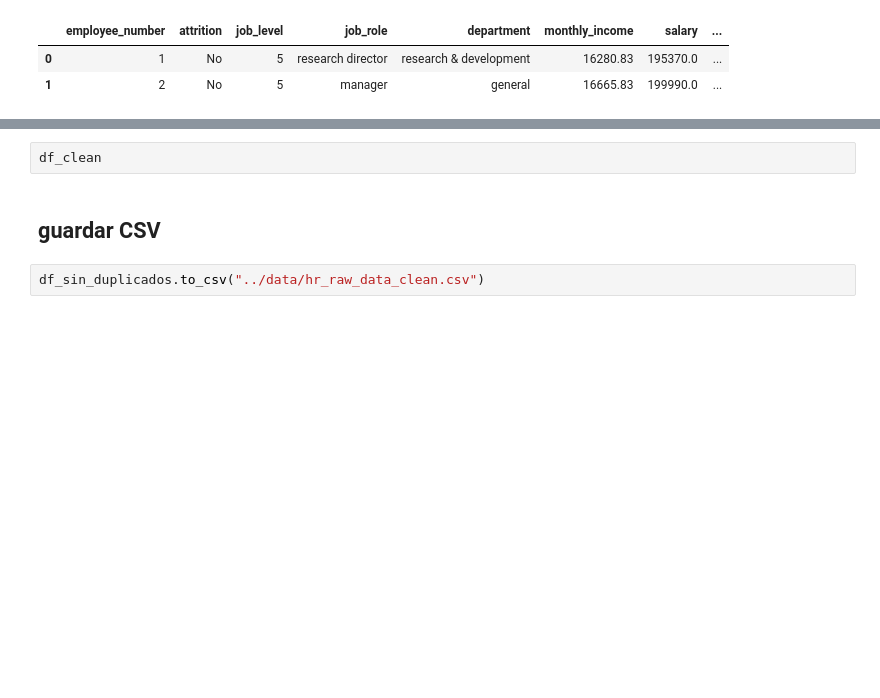
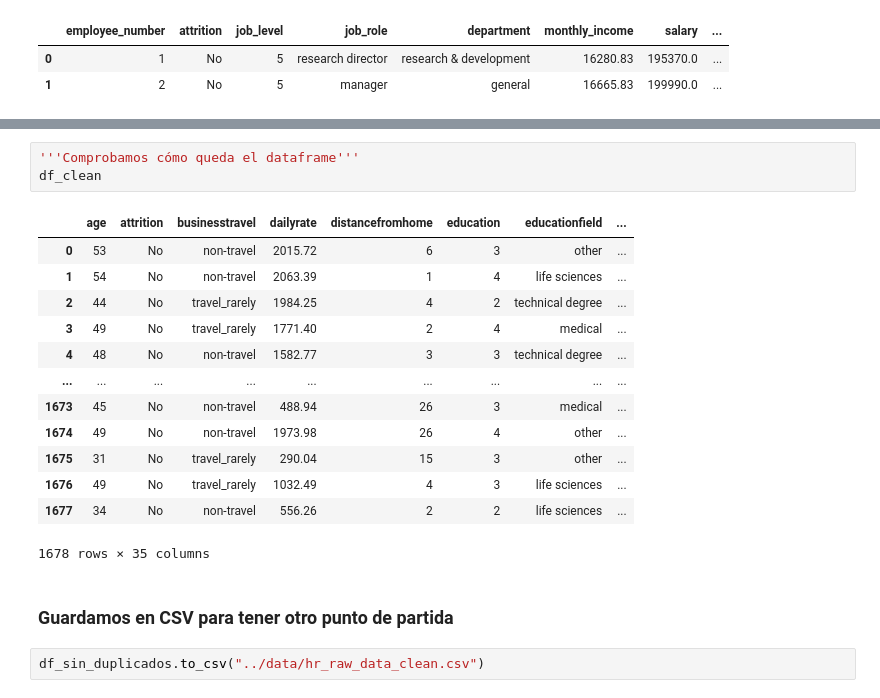
Before and after one commit to FiSaRaff/project-da-promo-k-modulo-3-team-2, a Jupyter notebook: notebooks/2.limpieza_datos.ipynb, the cells around one changed output, grey strips where cells are left out. Saved outputs shown, nothing was run; the diff lists cells and outputs as text; blank space fills up the shorter version.

```diff
--- a/notebooks/2.limpieza_datos.ipynb
+++ b/notebooks/2.limpieza_datos.ipynb
@@ -340,9 +677,24 @@ def eliminar_columnas(df, nombre_columna):
     df_drop = df.drop(nombre_columna, axis=1, inplace=True) # hay que asignarle una variable para que lo guarde. Comprobado que funciona, cambiamos el inplace por True.
     print(f'La columna {nombre_columna} se ha eliminado correctamente.')
     return df_drop.head(1)
-# %%
-df_clean
-# %% [markdown]
-## guardar CSV
+# %%
+'''Comprobamos cómo queda el dataframe'''
+df_clean
+# %% [output]
+|  | age | attrition | businesstravel | dailyrate | distancefromhome | education | educationfield | ... |
+| 0 | 53 | No | non-travel | 2015.72 | 6 | 3 | other | ... |
+| 1 | 54 | No | non-travel | 2063.39 | 1 | 4 | life sciences | ... |
+| 2 | 44 | No | travel_rarely | 1984.25 | 4 | 2 | technical degree | ... |
+| 3 | 49 | No | travel_rarely | 1771.40 | 2 | 4 | medical | ... |
+| 4 | 48 | No | non-travel | 1582.77 | 3 | 3 | technical degree | ... |
+| ... | ... | ... | ... | ... | ... | ... | ... | ... |
+| 1673 | 45 | No | non-travel | 488.94 | 26 | 3 | medical | ... |
+| 1674 | 49 | No | non-travel | 1973.98 | 26 | 4 | other | ... |
+| 1675 | 31 | No | travel_rarely | 290.04 | 15 | 3 | other | ... |
+| 1676 | 49 | No | travel_rarely | 1032.49 | 4 | 3 | life sciences | ... |
+| 1677 | 34 | No | non-travel | 556.26 | 2 | 2 | life sciences | ... |
+1678 rows × 35 columns
+# %% [markdown]
+### Guardamos en CSV para tener otro punto de partida
 # %%
 df_sin_duplicados.to_csv("../data/hr_raw_data_clean.csv")
```
Also changed, not shown: parts of 97 cells of this notebook, 11 other files.
